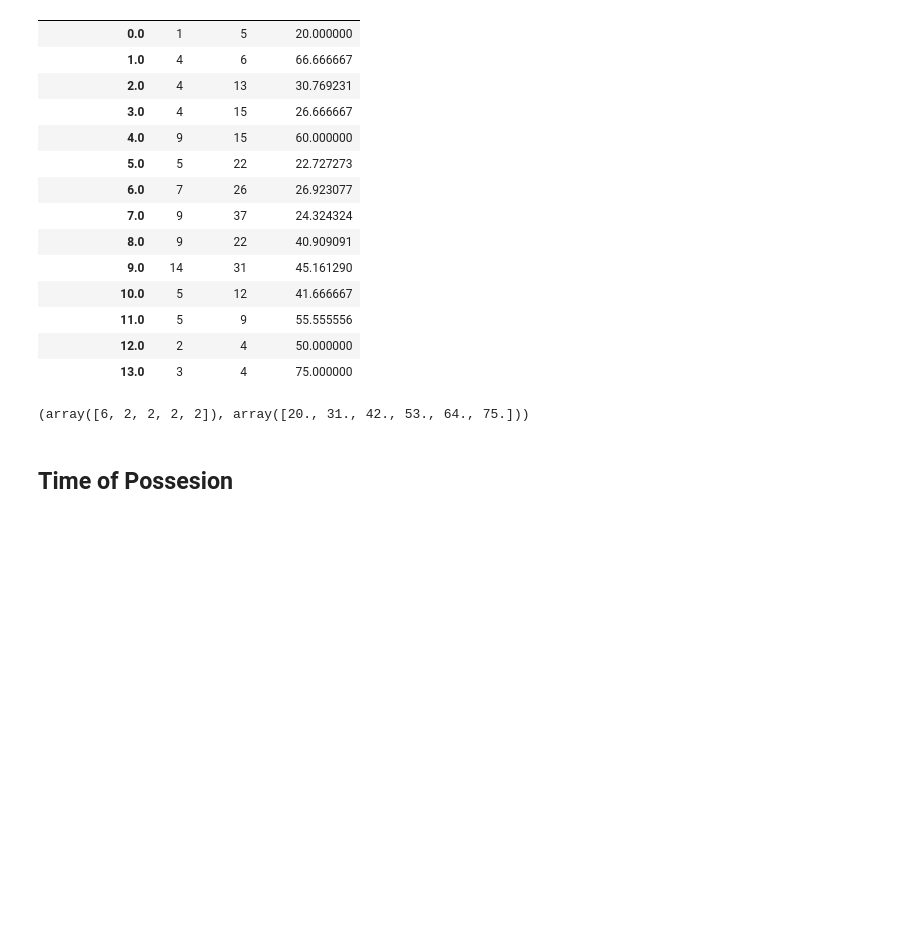
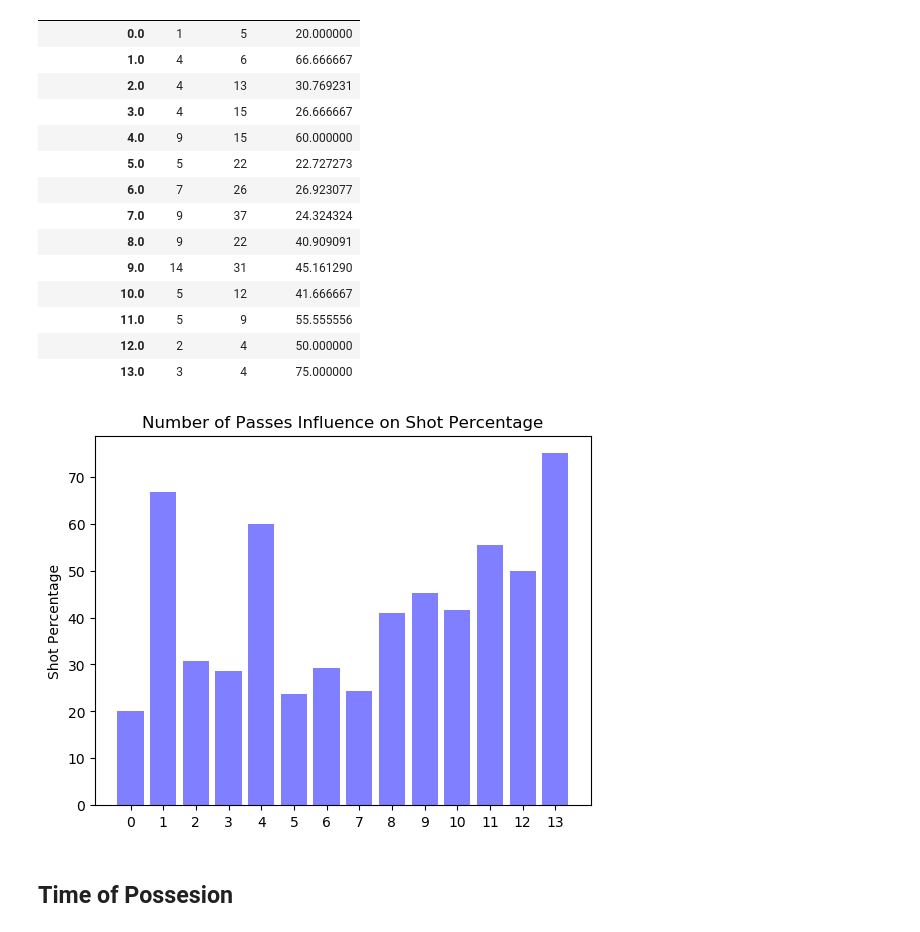
Before and after one commit to kevinshen1101/Water-Polo-Analytics, a Jupyter notebook: final_report/final_analysis.ipynb, the cells around one changed output. Cells and saved outputs as stored; diff of their text form; code cells hidden in the pictures; blank space fills up the shorter version.

Commit message:
first bar chart and code

```diff
--- a/final_report/final_analysis.ipynb
+++ b/final_report/final_analysis.ipynb
@@ -352,14 +352,18 @@ passes_percentage(df)
 | 12.0 | 2 | 4 | 50.000000 |
 | 13.0 | 3 | 4 | 75.000000 |
 # %%
+import matplotlib.pyplot as plt; plt.rcdefaults()
 import matplotlib.pyplot as plt
 ranges = (0, 1, 2, 3, 4, 5, 6, 7, 8, 9, 10, 11, 12 ,13)
 pos = np.arange(len(ranges))
-plt.bar(y_pos, performance, align='center', alpha=0.5)
+plt.bar(pos, passes_percentage(df)['Goal_Percentage'], align='center', alpha=0.5, color = 'b')
+plt.xticks(pos, ranges)
+plt.ylabel('Shot Percentage')
+plt.title('Number of Passes Influence on Shot Percentage')
+
+plt.show()
+# %% [output]
+[figure, added]
-# %%
-np.histogram(passes_percentage(df)['Goal_Percentage'], bins = 'auto')
-# %% [output]
-(array([6, 2, 2, 2, 2]), array([20., 31., 42., 53., 64., 75.]))
 # %% [markdown]
 ## Time of Possesion
 # %%
```
Also changed, not shown: parts of 3 cells of this notebook, 1 other file.
